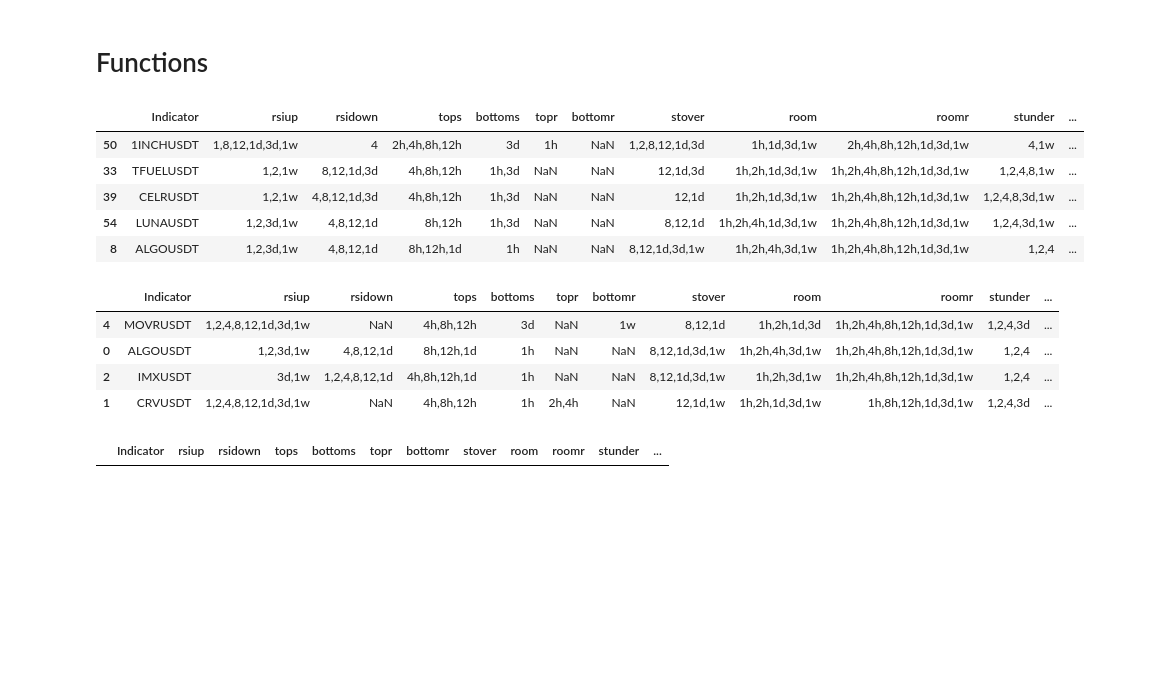
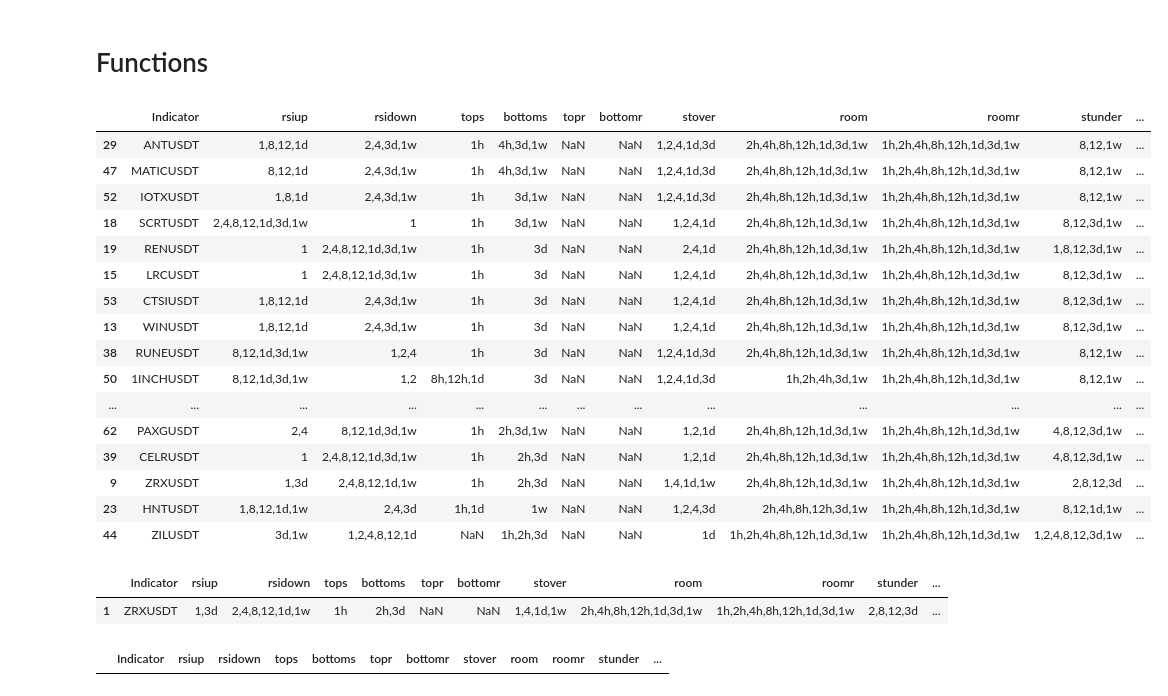
Before and after one commit to hjabbour/ML, a Jupyter notebook: STRSIMACDSMATOPBOTTOM-ML-Draft.ipynb, the cells around one changed output. Drawn from its saved outputs; the diff is of its cells as text; code cells hidden in the pictures; blank space fills up the shorter version.

```diff
--- a/STRSIMACDSMATOPBOTTOM-ML-Draft.ipynb
+++ b/STRSIMACDSMATOPBOTTOM-ML-Draft.ipynb
@@ -266,6 +266,8 @@ for interval in intervals:
                                  'SMA200':('SMA200'+interval),'SMA200M':('SMA200M'+interval),'MACD':('MACD'+interval),'MACDSIGNAL':('MACDSIGNAL'+interval),'MACDM':('MACDM'+interval),'MACDSIGNALM':('MACDSIGNALM'+interval),'BOTTOMP':('BOTTOMP'+interval),'TOPP':('TOPP'+interval)})
     test.set_index(['Indicator'])
     final=final.merge(test,how='left',on=['Indicator'])
+    final=final.drop_duplicates(subset='Indicator',keep='last')
+    del test
     ## add the current date column
 
 
@@ -1009,48 +1012,61 @@ test = newframe.loc[(newframe['bottoms'] >= '1h')]
 test = newframe.loc[(newframe['rsidown'] >= '2h')]
 #test = newframe.loc[(newframe['rsiup'] >= '1,2')]
 #test = newframe.loc[(newframe['bottoms'] >= '2h,4h') & (newframe['rsiup'] >= '1,2')]
-#test = newframe.loc[(newframe['bottoms'] >= '2h') & (newframe['bottomr'] >= '1') ]
+test = newframe.loc[(newframe['bottoms'] >= '2h') & (newframe['bottomr'] >= '1') ]
 #test = newframe.loc[(newframe['bottomr'] >= '1') & (newframe['rsiup'] >= '1')]
 #test = newframe.loc[(newframe['bottomr'].notnull()) &  (newframe['rsidown'].notnull()) ]
 #test = newframe.loc[(newframe['bottomr'].notnull()) &  (newframe['shift'].notnull()) ]
 #test = newframe.loc[(newframe['bottoms'].notnull()) & (newframe['uptrend'].notnull()) &  (newframe['bottomr'].notnull()) ]
 #test = newframe.loc[(newframe['bottoms'].notnull()) &  (newframe['stkup'].notnull()) & (newframe['rsidown'].isnull()) & (newframe['tops'] <='4h') & (newframe['topr'].isnull()) ]
+#test = newframe.loc[(newframe['bottomr'].notnull()) &  (newframe['stkup'].notnull()) & (newframe['topr'].isnull()) ]
+
 #test = newframe.loc[(newframe['stkdown'].isnull()) &  (newframe['bottoms'].notnull()) ]
 #test = newframe.loc[(newframe['stunder'] <= '3d') &  (newframe['rsiup'] <= '1d') ]
 #test = newframe.loc[(newframe['shift'].notnull()) &  (newframe['uptrend'].notnull()) ]
 #test = newframe.loc[(newframe['stunder'] <= '3d') &  (newframe['rsiup'] <= '1d') & (newframe['rsidown'].isnull())]
 #test = newframe.loc[(newframe['rsiup'] <= '1d') & (newframe['rsidown'].isnull())]
 
 
 #test = newframe.loc[(newframe['rsidown'].isnull()) &  (newframe['stkup'].notnull()) ]
 #test = newframe.loc[(newframe['rsidown'].notnull()) &  (newframe['stkup'].notnull()) ]
 #test = newframe.loc[(newframe['rsidown'].notnull()) &  (newframe['bottoms'].notnull())]
 
 
 #test = newframe.loc[(newframe['bottomr'] >= '12h') &  (newframe['stkup'].notnull()) ]
 
 #test = newframe.loc[(newframe['tops'].isnull()) &  (newframe['bottoms'].notnull()) ]
 #test = newframe.loc[(newframe['stkup'].notnull()) &  (newframe['bottoms'].notnull()) & (newframe['tops'].isnull()) ]
 
-#test = newframe.loc[(newframe['rsiup'] <= '2') & (newframe['bottoms'] >= '2h') ]
+test = newframe.loc[(newframe['rsiup'] >= '1') & (newframe['bottoms'] >= '1h') ]
 
 #test = newframe.loc[(newframe['rsidown'].isnull()) | (newframe['rsidown'] <= '1') ]
 
 #test = newframe.loc[(newframe['shift'] >= '1h') &  (newframe['dshift'].isnull()) & (newframe['downtrend'].isnull()) ]
 #test = newframe.loc[(newframe['shift'] >= '1h') &  (newframe['dshift'].isnull()) ]
 
 #test = newframe.loc[(newframe['shift'] >= '12h,1d,3d')]
 
 newframe
 
 test
 # %% [output]
 |  | Indicator | rsiup | rsidown | tops | bottoms | topr | bottomr | stover | room | roomr | stunder | ... |
-| 50 | 1INCHUSDT | 1,8,12,1d,3d,1w | 4 | 2h,4h,8h,12h | 3d | 1h | NaN | 1,2,8,12,1d,3d | 1h,1d,3d,1w | 2h,4h,8h,12h,1d,3d,1w | 4,1w | ... |
-| 33 | TFUELUSDT | 1,2,1w | 8,12,1d,3d | 4h,8h,12h | 1h,3d | NaN | NaN | 12,1d,3d | 1h,2h,1d,3d,1w | 1h,2h,4h,8h,12h,1d,3d,1w | 1,2,4,8,1w | ... |
-| 39 | CELRUSDT | 1,2,1w | 4,8,12,1d,3d | 4h,8h,12h | 1h,3d | NaN | NaN | 12,1d | 1h,2h,1d,3d,1w | 1h,2h,4h,8h,12h,1d,3d,1w | 1,2,4,8,3d,1w | ... |
-| 54 | LUNAUSDT | 1,2,3d,1w | 4,8,12,1d | 8h,12h | 1h,3d | NaN | NaN | 8,12,1d | 1h,2h,4h,1d,3d,1w | 1h,2h,4h,8h,12h,1d,3d,1w | 1,2,4,3d,1w | ... |
-| 8 | ALGOUSDT | 1,2,3d,1w | 4,8,12,1d | 8h,12h,1d | 1h | NaN | NaN | 8,12,1d,3d,1w | 1h,2h,4h,3d,1w | 1h,2h,4h,8h,12h,1d,3d,1w | 1,2,4 | ... |
+| 29 | ANTUSDT | 1,8,12,1d | 2,4,3d,1w | 1h | 4h,3d,1w | NaN | NaN | 1,2,4,1d,3d | 2h,4h,8h,12h,1d,3d,1w | 1h,2h,4h,8h,12h,1d,3d,1w | 8,12,1w | ... |
+| 47 | MATICUSDT | 8,12,1d | 2,4,3d,1w | 1h | 4h,3d,1w | NaN | NaN | 1,2,4,1d,3d | 2h,4h,8h,12h,1d,3d,1w | 1h,2h,4h,8h,12h,1d,3d,1w | 8,12,1w | ... |
+| 52 | IOTXUSDT | 1,8,1d | 2,4,3d,1w | 1h | 3d,1w | NaN | NaN | 1,2,4,1d,3d | 2h,4h,8h,12h,1d,3d,1w | 1h,2h,4h,8h,12h,1d,3d,1w | 8,12,1w | ... |
+| 18 | SCRTUSDT | 2,4,8,12,1d,3d,1w | 1 | 1h | 3d,1w | NaN | NaN | 1,2,4,1d | 2h,4h,8h,12h,1d,3d,1w | 1h,2h,4h,8h,12h,1d,3d,1w | 8,12,3d,1w | ... |
+| 19 | RENUSDT | 1 | 2,4,8,12,1d,3d,1w | 1h | 3d | NaN | NaN | 2,4,1d | 2h,4h,8h,12h,1d,3d,1w | 1h,2h,4h,8h,12h,1d,3d,1w | 1,8,12,3d,1w | ... |
+| 15 | LRCUSDT | 1 | 2,4,8,12,1d,3d,1w | 1h | 3d | NaN | NaN | 1,2,4,1d | 2h,4h,8h,12h,1d,3d,1w | 1h,2h,4h,8h,12h,1d,3d,1w | 8,12,3d,1w | ... |
+| 53 | CTSIUSDT | 1,8,12,1d | 2,4,3d,1w | 1h | 3d | NaN | NaN | 1,2,4,1d | 2h,4h,8h,12h,1d,3d,1w | 1h,2h,4h,8h,12h,1d,3d,1w | 8,12,3d,1w | ... |
+| 13 | WINUSDT | 1,8,12,1d | 2,4,3d,1w | 1h | 3d | NaN | NaN | 1,2,4,1d | 2h,4h,8h,12h,1d,3d,1w | 1h,2h,4h,8h,12h,1d,3d,1w | 8,12,3d,1w | ... |
+| 38 | RUNEUSDT | 8,12,1d,3d,1w | 1,2,4 | 1h | 3d | NaN | NaN | 1,2,4,1d,3d | 2h,4h,8h,12h,1d,3d,1w | 1h,2h,4h,8h,12h,1d,3d,1w | 8,12,1w | ... |
+| 50 | 1INCHUSDT | 8,12,1d,3d,1w | 1,2 | 8h,12h,1d | 3d | NaN | NaN | 1,2,4,1d,3d | 1h,2h,4h,3d,1w | 1h,2h,4h,8h,12h,1d,3d,1w | 8,12,1w | ... |
+| ... | ... | ... | ... | ... | ... | ... | ... | ... | ... | ... | ... | ... |
+| 62 | PAXGUSDT | 2,4 | 8,12,1d,3d,1w | 1h | 2h,3d,1w | NaN | NaN | 1,2,1d | 2h,4h,8h,12h,1d,3d,1w | 1h,2h,4h,8h,12h,1d,3d,1w | 4,8,12,3d,1w | ... |
+| 39 | CELRUSDT | 1 | 2,4,8,12,1d,3d,1w | 1h | 2h,3d | NaN | NaN | 1,2,1d | 2h,4h,8h,12h,1d,3d,1w | 1h,2h,4h,8h,12h,1d,3d,1w | 4,8,12,3d,1w | ... |
+| 9 | ZRXUSDT | 1,3d | 2,4,8,12,1d,1w | 1h | 2h,3d | NaN | NaN | 1,4,1d,1w | 2h,4h,8h,12h,1d,3d,1w | 1h,2h,4h,8h,12h,1d,3d,1w | 2,8,12,3d | ... |
+| 23 | HNTUSDT | 1,8,12,1d,1w | 2,4,3d | 1h,1d | 1w | NaN | NaN | 1,2,4,3d | 2h,4h,8h,12h,3d,1w | 1h,2h,4h,8h,12h,1d,3d,1w | 8,12,1d,1w | ... |
+| 44 | ZILUSDT | 3d,1w | 1,2,4,8,12,1d | NaN | 1h,2h,3d | NaN | NaN | 1d | 1h,2h,4h,8h,12h,1d,3d,1w | 1h,2h,4h,8h,12h,1d,3d,1w | 1,2,4,8,12,3d,1w | ... |
 # %%
 ## MACD gap and rsi up
 newframe=callfun(macd3dd,'rsiup','rsidown','tops','bottoms','topr','bottomr','stover','room','roomr','stunder','stkup','stkdown','uptrend','dshift','downtrend','shift')
@@ -1063,10 +1079,7 @@ test = newframe.loc[(newframe['uptrend'].notnull()) &  (newframe['bottoms'].notn
 test
 # %% [output]
 |  | Indicator | rsiup | rsidown | tops | bottoms | topr | bottomr | stover | room | roomr | stunder | ... |
-| 4 | MOVRUSDT | 1,2,4,8,12,1d,3d,1w | NaN | 4h,8h,12h | 3d | NaN | 1w | 8,12,1d | 1h,2h,1d,3d | 1h,2h,4h,8h,12h,1d,3d,1w | 1,2,4,3d | ... |
-| 0 | ALGOUSDT | 1,2,3d,1w | 4,8,12,1d | 8h,12h,1d | 1h | NaN | NaN | 8,12,1d,3d,1w | 1h,2h,4h,3d,1w | 1h,2h,4h,8h,12h,1d,3d,1w | 1,2,4 | ... |
-| 2 | IMXUSDT | 3d,1w | 1,2,4,8,12,1d | 4h,8h,12h,1d | 1h | NaN | NaN | 8,12,1d,3d,1w | 1h,2h,3d,1w | 1h,2h,4h,8h,12h,1d,3d,1w | 1,2,4 | ... |
-| 1 | CRVUSDT | 1,2,4,8,12,1d,3d,1w | NaN | 4h,8h,12h | 1h | 2h,4h | NaN | 12,1d,1w | 1h,2h,1d,3d,1w | 1h,8h,12h,1d,3d,1w | 1,2,4,3d | ... |
+| 1 | ZRXUSDT | 1,3d | 2,4,8,12,1d,1w | 1h | 2h,3d | NaN | NaN | 1,4,1d,1w | 2h,4h,8h,12h,1d,3d,1w | 1h,2h,4h,8h,12h,1d,3d,1w | 2,8,12,3d | ... |
 # %%
 test = newframe.loc[(newframe['Indicator'] == 'BTCUSDT')]
 test
```
Also changed, not shown: parts of 36 cells of this notebook, 4 other files.
